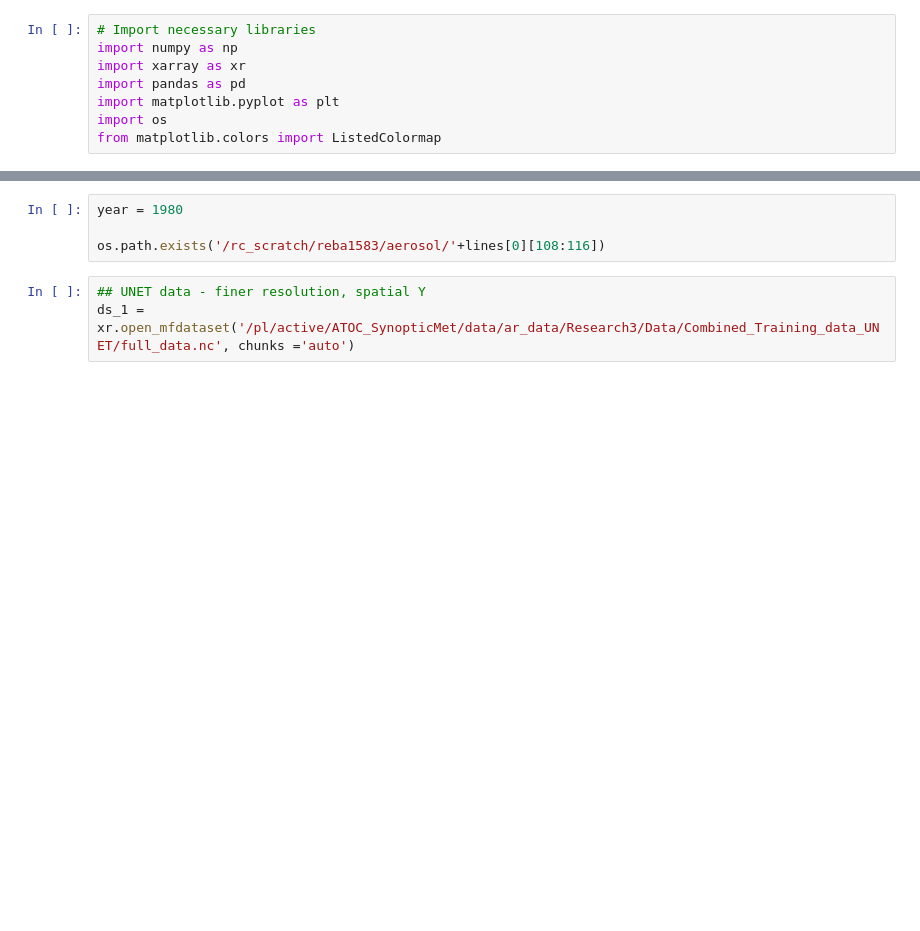
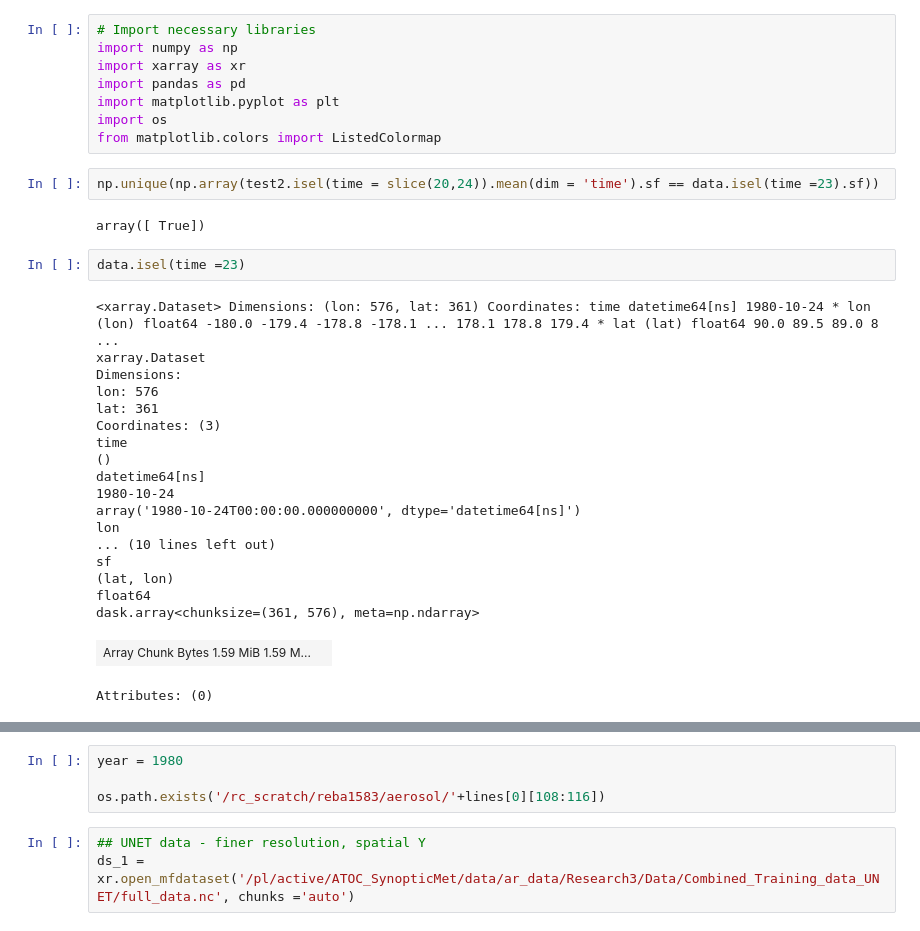
Before and after one commit to rlbaiman/AntarcticAR_ML, a Jupyter notebook: Make_X_data/Plot_X_data.ipynb, the cells around one changed output, grey strips where cells are left out. Drawn from its saved outputs; the diff is of its cells as text; blank space fills up the shorter version.

```diff
--- a/Make_X_data/Plot_X_data.ipynb
+++ b/Make_X_data/Plot_X_data.ipynb
@@ -6,3 +6,29 @@ import pandas as pd
 import matplotlib.pyplot as plt
 import os
 from matplotlib.colors import ListedColormap
+# %%
+np.unique(np.array(test2.isel(time = slice(20,24)).mean(dim = 'time').sf == data.isel(time =23).sf))
+# %% [output]
+array([ True])
+# %%
+data.isel(time =23)
+# %% [output]
+<xarray.Dataset> Dimensions: (lon: 576, lat: 361) Coordinates: time datetime64[ns] 1980-10-24 * lon (lon) float64 -180.0 -179.4 -178.8 -178.1 ... 178.1 178.8 179.4 * lat (lat) float64 90.0 89.5 89.0 8 ...
+xarray.Dataset
+Dimensions:
+lon: 576
+lat: 361
+Coordinates: (3)
+time
+()
+datetime64[ns]
+1980-10-24
+array('1980-10-24T00:00:00.000000000', dtype='datetime64[ns]')
+lon
+... (10 lines left out)
+sf
+(lat, lon)
+float64
+dask.array<chunksize=(361, 576), meta=np.ndarray>
+| Array Chunk Bytes 1.59 MiB 1.59 M... |  |
+Attributes: (0)
```
Also changed, not shown: parts of 4 cells of this notebook, 2 other files.
